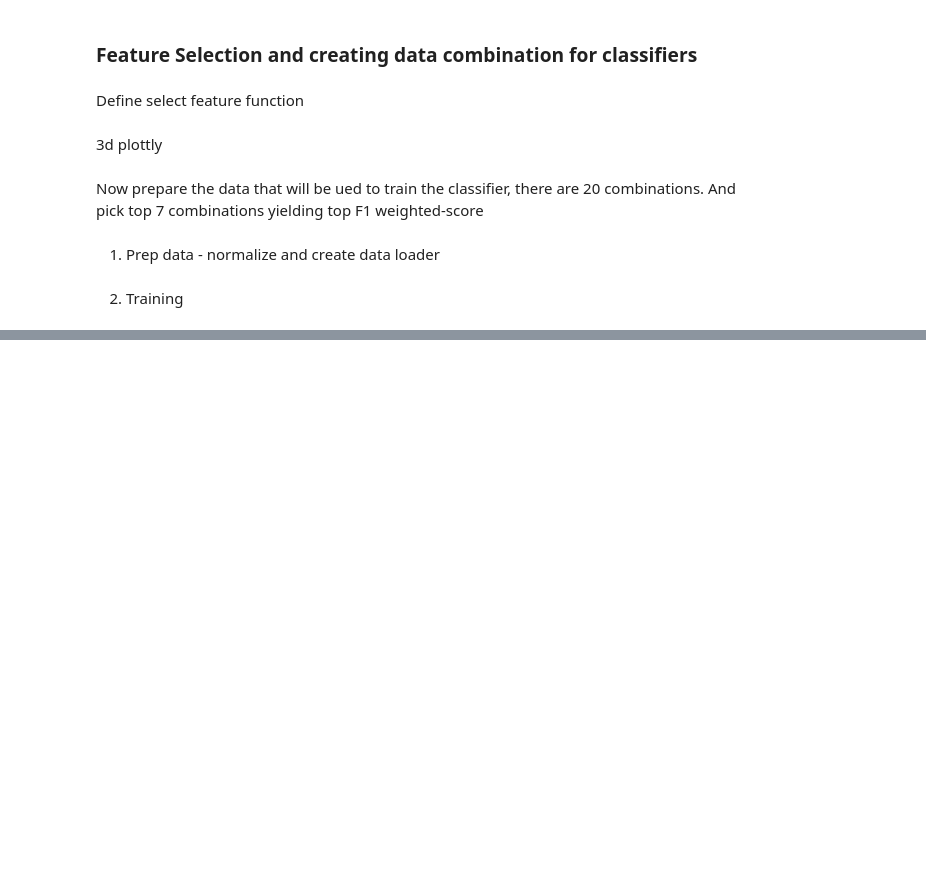
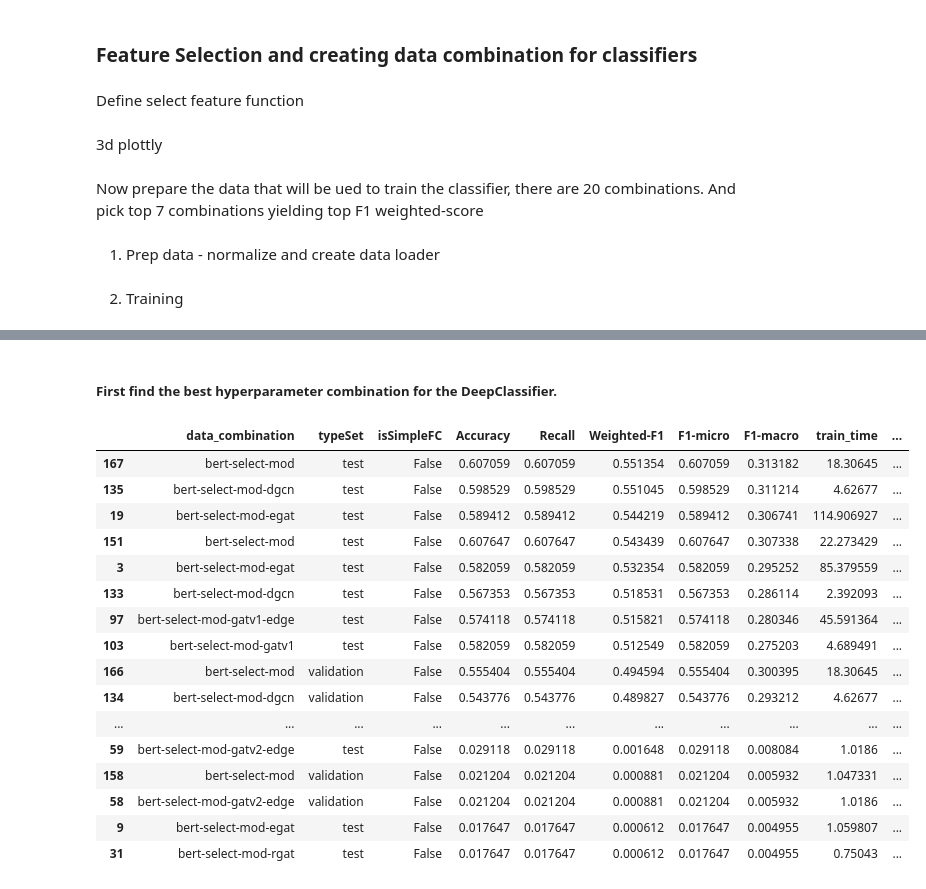
Before and after one commit to ELIJDAYO/ER_GAT, a Jupyter notebook: emotionClassifier2.ipynb, the cells around one changed output, grey strips where cells are left out. Cells and saved outputs as stored; diff of their text form; code cells hidden in the pictures; blank space fills up the shorter version.

Commit message:
classifier2
Can now perform hyperparameter tuning.

```diff
--- a/emotionClassifier2.ipynb
+++ b/emotionClassifier2.ipynb
@@ -1103,3 +890,0 @@ Weighted F1 Score: 0.5143
-# %%
-X_trainTensor, Y_trainTensor = prep_data(torch.tensor(concatenatedTrainFeatures6), y_train, False)
-model = model_train1(X_trainTensor,Y_trainTensor, 40, 64)
@@ -1510,0 +943,6 @@ Weighted F1 Score: 0.3059
+# %%
+selectedTrainDeepList = [trainList[i] for i in indices1]
+selectedTestDeepList = [testList[i] for i in indices1]
+selectedValDeepList = [valList[i] for i in indices1]
+
+len(selectedTrainDeepList)
@@ -1510,0 +1095,56 @@ Weighted F1 Score: 0.3059
+# %% [markdown]
+<h5> First find the best hyperparameter combination for the DeepClassifier.
+# %%
+def hyperparamTuning(X_trainSet, X_testSet, X_valSet, y_train, y_test, y_val, isSimpleFC, param_grid, indices):
+    total_results = pd.DataFrame(columns = ['data_combination', 'typeSet', 'isSimpleFC', 'Accuracy', 'Recall', \
+               'Weighted-F1', 'F1-micro', 'F1-macro', 'train_time', 'hyperparams', 'num_epoch'],)
+    for i in range(len(indices)):
+        print("============ PART ", i, "============")
+        X_train = X_trainSet[i]
+        X_test = X_testSet[i]
+        X_val = X_valSet[i]
+
+        sub_total_results = random_search(X_train, X_test, X_val, y_train, y_test, y_val,
+                     param_grid, isSimpleFC, indices[i])
+        total_results = pd.concat([sub_total_results, total_results], ignore_index=True)
+
+    return total_results
+# %%
+file_path = "data/dump/" + dataset_path + "/BERT_data_for_classifier/results/deep_classifier_tuned_Df.pkl"
+checkFile = os.path.isfile(file_path)
+
+if checkFile:
+    with open(file_path, "rb") as file:
+        total_results1_sorted = pickle.load(file)
+else:
+    total_results1 = hyperparamTuning(selectedTrainDeepList, selectedTestDeepList, selectedValDeepList, \
+                                 y_train, y_test, y_val, False, param_grid1, indices1)
+
+    total_results1_sorted = total_results1.sort_values(by='Weighted-F1', ascending=False)
+    with open(file_path, 'wb') as file:
+        pickle.dump(total_results1_sorted, file)
+# %%
+pd.set_option('display.max_rows', None)  # Show all rows
+pd.set_option('display.max_columns', None)  # Show all columns
+pd.set_option('display.width', None)  # Don't limit the width of the display
+pd.set_option('display.max_colwidth', None)  # Don't truncate column content
+
+total_results1_sorted
+# %% [output]
+|  | data_combination | typeSet | isSimpleFC | Accuracy | Recall | Weighted-F1 | F1-micro | F1-macro | train_time | ... |
+| 167 | bert-select-mod | test | False | 0.607059 | 0.607059 | 0.551354 | 0.607059 | 0.313182 | 18.30645 | ... |
+| 135 | bert-select-mod-dgcn | test | False | 0.598529 | 0.598529 | 0.551045 | 0.598529 | 0.311214 | 4.62677 | ... |
+| 19 | bert-select-mod-egat | test | False | 0.589412 | 0.589412 | 0.544219 | 0.589412 | 0.306741 | 114.906927 | ... |
+| 151 | bert-select-mod | test | False | 0.607647 | 0.607647 | 0.543439 | 0.607647 | 0.307338 | 22.273429 | ... |
+| 3 | bert-select-mod-egat | test | False | 0.582059 | 0.582059 | 0.532354 | 0.582059 | 0.295252 | 85.379559 | ... |
+| 133 | bert-select-mod-dgcn | test | False | 0.567353 | 0.567353 | 0.518531 | 0.567353 | 0.286114 | 2.392093 | ... |
+| 97 | bert-select-mod-gatv1-edge | test | False | 0.574118 | 0.574118 | 0.515821 | 0.574118 | 0.280346 | 45.591364 | ... |
+| 103 | bert-select-mod-gatv1 | test | False | 0.582059 | 0.582059 | 0.512549 | 0.582059 | 0.275203 | 4.689491 | ... |
+| 166 | bert-select-mod | validation | False | 0.555404 | 0.555404 | 0.494594 | 0.555404 | 0.300395 | 18.30645 | ... |
+| 134 | bert-select-mod-dgcn | validation | False | 0.543776 | 0.543776 | 0.489827 | 0.543776 | 0.293212 | 4.62677 | ... |
+| ... | ... | ... | ... | ... | ... | ... | ... | ... | ... | ... |
+| 59 | bert-select-mod-gatv2-edge | test | False | 0.029118 | 0.029118 | 0.001648 | 0.029118 | 0.008084 | 1.0186 | ... |
+| 158 | bert-select-mod | validation | False | 0.021204 | 0.021204 | 0.000881 | 0.021204 | 0.005932 | 1.047331 | ... |
+| 58 | bert-select-mod-gatv2-edge | validation | False | 0.021204 | 0.021204 | 0.000881 | 0.021204 | 0.005932 | 1.0186 | ... |
+| 9 | bert-select-mod-egat | test | False | 0.017647 | 0.017647 | 0.000612 | 0.017647 | 0.004955 | 1.059807 | ... |
+| 31 | bert-select-mod-rgat | test | False | 0.017647 | 0.017647 | 0.000612 | 0.017647 | 0.004955 | 0.75043 | ... |
```
Also changed, not shown: parts of 47 cells of this notebook, 5 other files.
